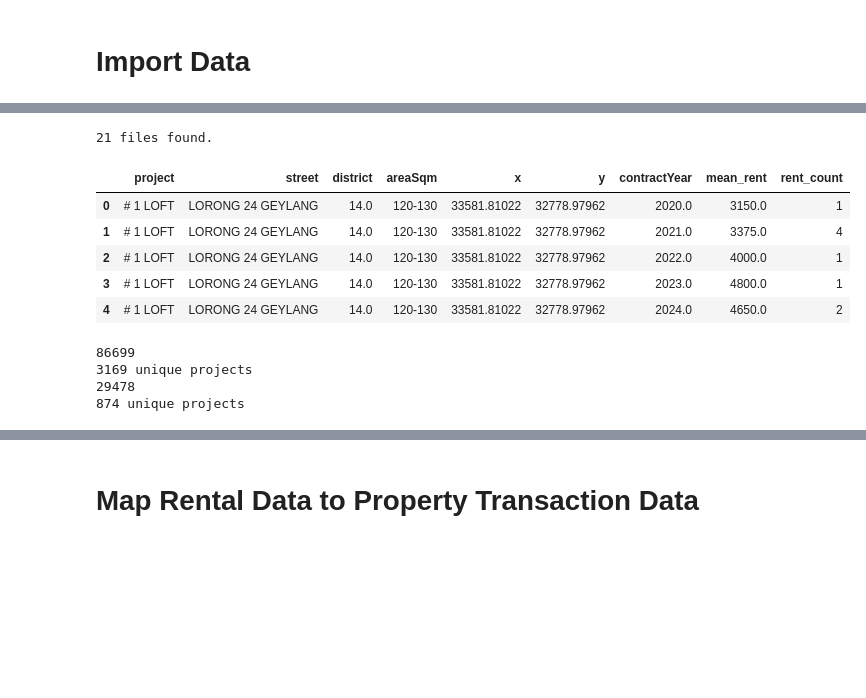
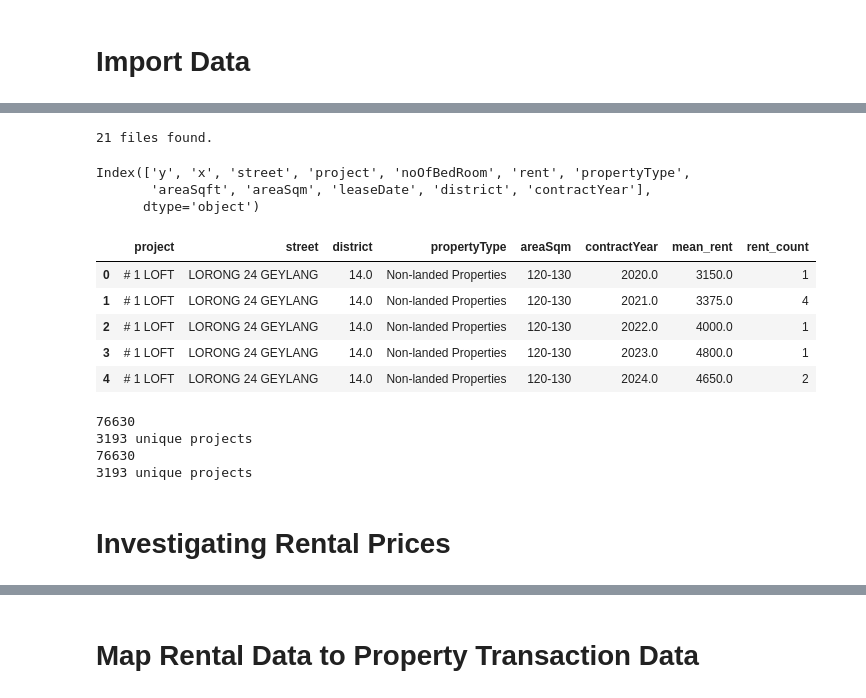
Before and after one commit to AdityaPugalia/Singapore-Housing-Price-Analysis, a Jupyter notebook: Returns_Rental.ipynb, the cells around one changed output, grey strips where cells are left out. Cells and saved outputs as stored; diff of their text form; code cells hidden in the pictures; blank space fills up the shorter version.

Commit message:
Investigated rental

```diff
--- a/Returns_Rental.ipynb
+++ b/Returns_Rental.ipynb
@@ -53,37 +72,42 @@ df_trans.head()
 # %%
 # Read in the data
-path = 'Data/'
+path = 'Data/Rental/'
 files = [os.path.join(path, file) for file in os.listdir(path) if file.startswith('property_rentals') and file.endswith('.csv')]
 print(len(files), "files found.")
-df = pd.concat((pd.read_csv(file) for file in files), ignore_index=True)
-df['contractYear'] = df['leaseDate'].apply(lambda x: x % 100 + 2000)
-group_cols = ["project", "street", "district", "areaSqm", "x", "y", "propertyType"]
-df = df.sort_values(by=group_cols+["contractYear"]).reset_index(drop=True)
-df = (
-    df.groupby(group_cols+["contractYear"])
+df_rental = pd.concat((pd.read_csv(file) for file in files), ignore_index=True)
+df_rental['contractYear'] = df_rental['leaseDate'].apply(lambda x: x % 100 + 2000)
+print(df_rental.columns)
+group_cols = ["project", "street", "district", "propertyType", "areaSqm"]
+df_rental = df_rental.sort_values(by=group_cols+["contractYear"]).reset_index(drop=True)
+df_rental = (
+    df_rental.groupby(group_cols+["contractYear"])
     .agg(
         mean_rent=("rent", "mean"),
         rent_count=("rent", "count")
     )
     .reset_index()
 )
-df = df.drop(columns=['propertyType'])
-df.head()
+df_rental.head()
 # %% [output]
 21 files found.
+Index(['y', 'x', 'street', 'project', 'noOfBedRoom', 'rent', 'propertyType',
+       'areaSqft', 'areaSqm', 'leaseDate', 'district', 'contractYear'],
+      dtype='object')
-|  | project | street | district | areaSqm | x | y | contractYear | mean_rent | rent_count |
-| 0 | # 1 LOFT | LORONG 24 GEYLANG | 14.0 | 120-130 | 33581.81022 | 32778.97962 | 2020.0 | 3150.0 | 1 |
-| 1 | # 1 LOFT | LORONG 24 GEYLANG | 14.0 | 120-130 | 33581.81022 | 32778.97962 | 2021.0 | 3375.0 | 4 |
-| 2 | # 1 LOFT | LORONG 24 GEYLANG | 14.0 | 120-130 | 33581.81022 | 32778.97962 | 2022.0 | 4000.0 | 1 |
-| 3 | # 1 LOFT | LORONG 24 GEYLANG | 14.0 | 120-130 | 33581.81022 | 32778.97962 | 2023.0 | 4800.0 | 1 |
-| 4 | # 1 LOFT | LORONG 24 GEYLANG | 14.0 | 120-130 | 33581.81022 | 32778.97962 | 2024.0 | 4650.0 | 2 |
+|  | project | street | district | propertyType | areaSqm | contractYear | mean_rent | rent_count |
+| 0 | # 1 LOFT | LORONG 24 GEYLANG | 14.0 | Non-landed Properties | 120-130 | 2020.0 | 3150.0 | 1 |
+| 1 | # 1 LOFT | LORONG 24 GEYLANG | 14.0 | Non-landed Properties | 120-130 | 2021.0 | 3375.0 | 4 |
+| 2 | # 1 LOFT | LORONG 24 GEYLANG | 14.0 | Non-landed Properties | 120-130 | 2022.0 | 4000.0 | 1 |
+| 3 | # 1 LOFT | LORONG 24 GEYLANG | 14.0 | Non-landed Properties | 120-130 | 2023.0 | 4800.0 | 1 |
+| 4 | # 1 LOFT | LORONG 24 GEYLANG | 14.0 | Non-landed Properties | 120-130 | 2024.0 | 4650.0 | 2 |
 # %%
-print(len(df))
-print(len(df['project'].unique()), "unique projects")
-print(len(df_trans))
-print(len(df_trans['project'].unique()), "unique projects")
+print(len(df_rental))
+print(len(df_rental['project'].unique()), "unique projects")
+print(len(df_rental))
+print(len(df_rental['project'].unique()), "unique projects")
 # %% [output]
-86699
-3169 unique projects
-29478
-874 unique projects
+76630
+3193 unique projects
+76630
+3193 unique projects
+# %% [markdown]
+# Investigating Rental Prices
```
Also changed, not shown: parts of 29 cells of this notebook, 1 other file.
